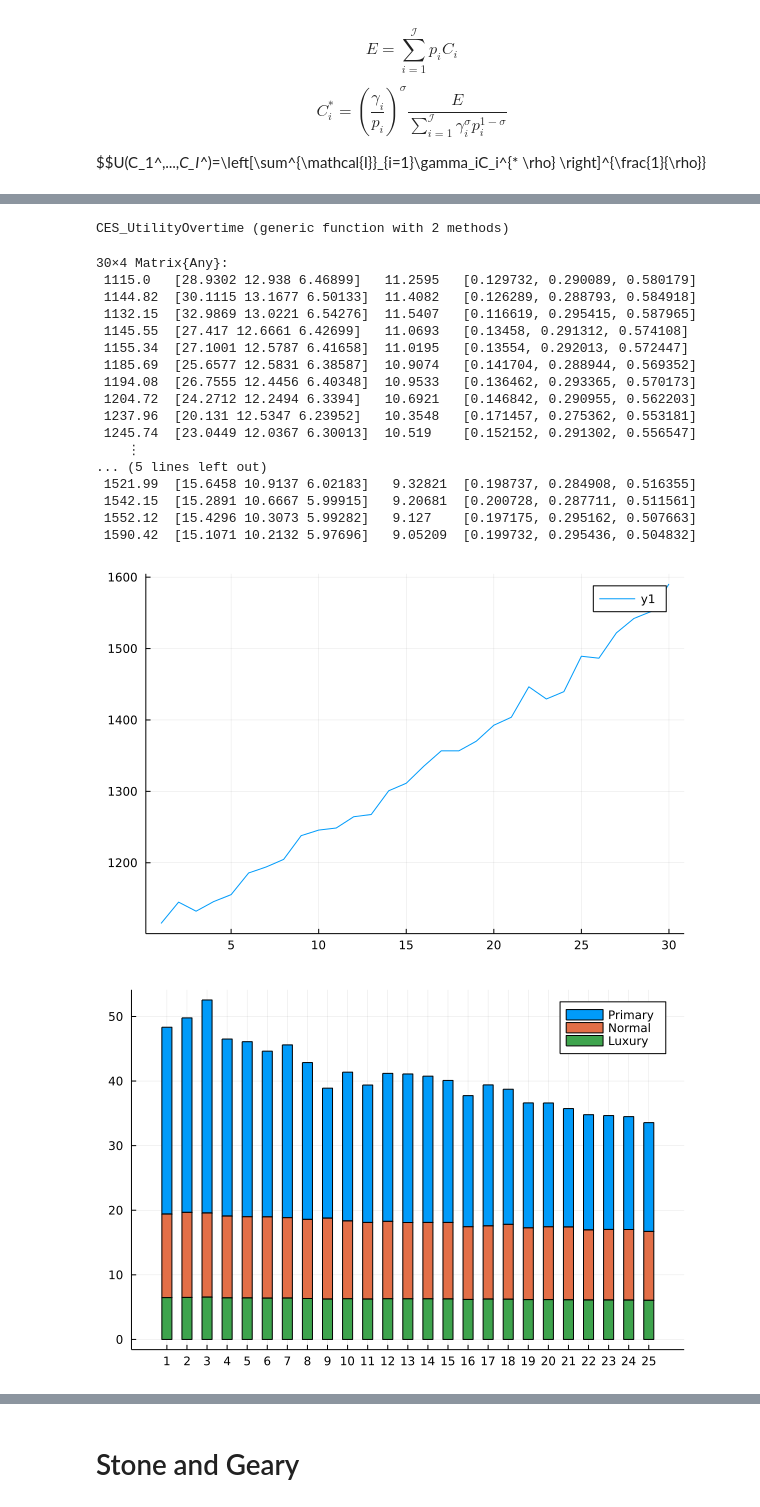
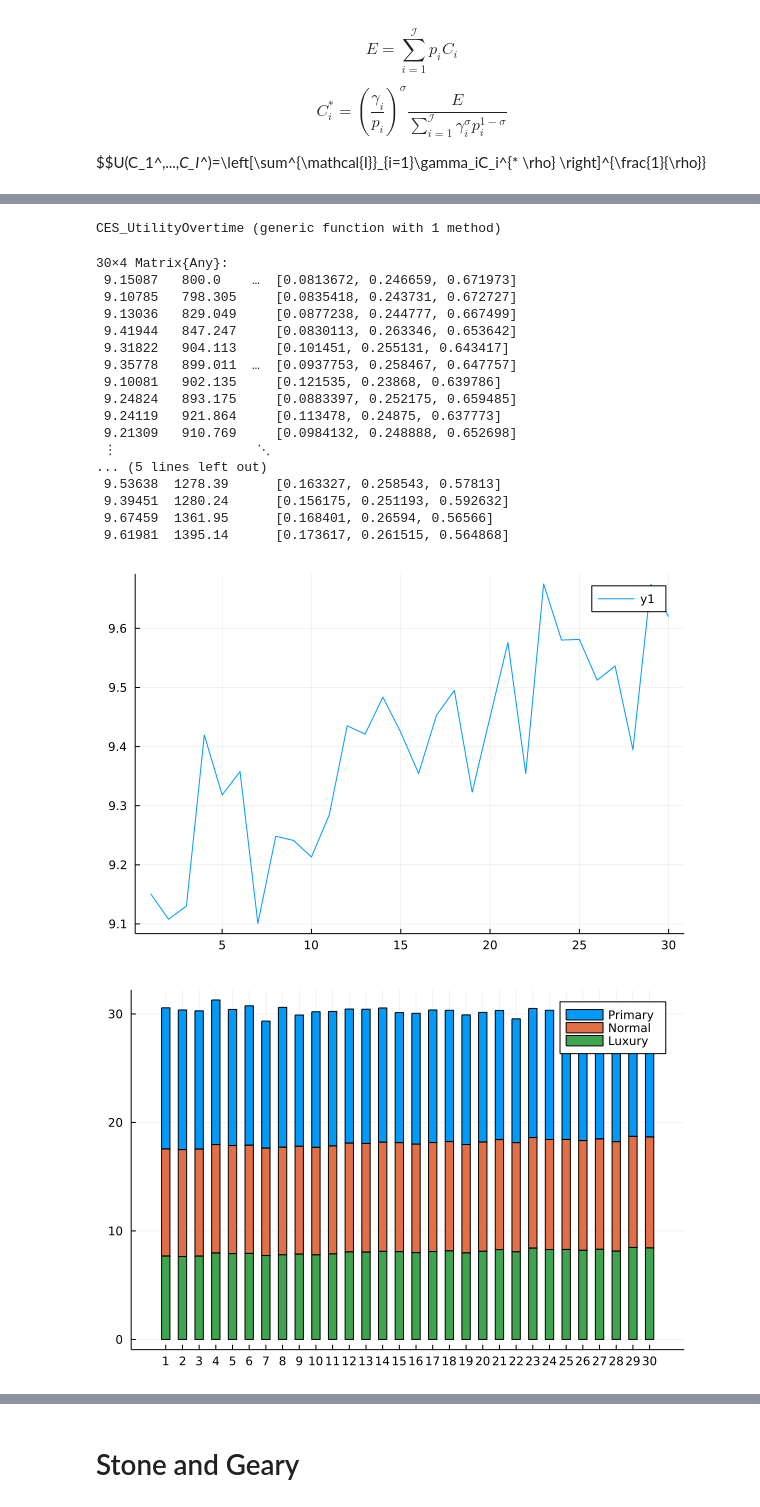
Before and after one commit to antoineding/IIRUHH_master, a Jupyter notebook: U_find.ipynb, the cells around one changed output, grey strips where cells are left out. Saved outputs shown, nothing was run; the diff lists cells and outputs as text; code cells hidden in the pictures.

```diff
--- a/U_find.ipynb
+++ b/U_find.ipynb
@@ -71,3 +71,3 @@ Expenditure share per good [0.14521481918355, 0.20536476674693316, 0.64942041406
 # %%
-p=[5.0 10.0 100.0]
+p=[5.0, 20.0, 70.0]
 # %% [output]
@@ -139,13 +148,13 @@ function prices(p::Vector{Float64},T::Int64 ;cal=cal)
         pnl_r=push!(pnl_r,pnl)
 
     end
-    return [pp pn pl pnp_r pnl_r]
+    return [pp pn pl]
 end
 
 T=30
-p=prices([5.0, 25.0, 100.0],T)
+p=prices([5.0, 20.0, 70.0],T)
 
 data=DataFrame(p,:auto)
 
-rename!(data,[:"Primary P",:"Normal P", :"LuxuryP",:"Relative P/N",:"Relative L/N"])
+rename!(data,[:"Primary P",:"Normal P", :"LuxuryP"])
 # %% [output]
@@ -203,60 +232,60 @@ function CES_UtilityOvertime(C::Vector{Float64}, p::Matrix{Float64}, T::Int64; c
 
     end
 
-    return [Exp Cons Utility Share]
+    return [Utility Exp Cons Share]
 end
 # %% [output]
-CES_UtilityOvertime (generic function with 2 methods)
+CES_UtilityOvertime (generic function with 1 method)
 # %%
-V=CES_UtilityOvertime([3.0,4.0,10.0], p, 30)
+V=CES_UtilityOvertime([10.0, 20.0, 5.0], p, 30)
 # %% [output]
 30×4 Matrix{Any}:
- 1115.0   [28.9302 12.938 6.46899]   11.2595   [0.129732, 0.290089, 0.580179]
- 1144.82  [30.1115 13.1677 6.50133]  11.4082   [0.126289, 0.288793, 0.584918]
- 1132.15  [32.9869 13.0221 6.54276]  11.5407   [0.116619, 0.295415, 0.587965]
- 1145.55  [27.417 12.6661 6.42699]   11.0693   [0.13458, 0.291312, 0.574108]
- 1155.34  [27.1001 12.5787 6.41658]  11.0195   [0.13554, 0.292013, 0.572447]
- 1185.69  [25.6577 12.5831 6.38587]  10.9074   [0.141704, 0.288944, 0.569352]
- 1194.08  [26.7555 12.4456 6.40348]  10.9533   [0.136462, 0.293365, 0.570173]
- 1204.72  [24.2712 12.2494 6.3394]   10.6921   [0.146842, 0.290955, 0.562203]
- 1237.96  [20.131 12.5347 6.23952]   10.3548   [0.171457, 0.275362, 0.553181]
- 1245.74  [23.0449 12.0367 6.30013]  10.519    [0.152152, 0.291302, 0.556547]
-    ⋮
+ 9.15087   800.0    …  [0.0813672, 0.246659, 0.671973]
+ 9.10785   798.305     [0.0835418, 0.243731, 0.672727]
+ 9.13036   829.049     [0.0877238, 0.244777, 0.667499]
+ 9.41944   847.247     [0.0830113, 0.263346, 0.653642]
+ 9.31822   904.113     [0.101451, 0.255131, 0.643417]
+ 9.35778   899.011  …  [0.0937753, 0.258467, 0.647757]
+ 9.10081   902.135     [0.121535, 0.23868, 0.639786]
+ 9.24824   893.175     [0.0883397, 0.252175, 0.659485]
+ 9.24119   921.864     [0.113478, 0.24875, 0.637773]
+ 9.21309   910.769     [0.0984132, 0.248888, 0.652698]
+ ⋮                  ⋱
 ... (5 lines left out)
- 1521.99  [15.6458 10.9137 6.02183]   9.32821  [0.198737, 0.284908, 0.516355]
- 1542.15  [15.2891 10.6667 5.99915]   9.20681  [0.200728, 0.287711, 0.511561]
- 1552.12  [15.4296 10.3073 5.99282]   9.127    [0.197175, 0.295162, 0.507663]
- 1590.42  [15.1071 10.2132 5.97696]   9.05209  [0.199732, 0.295436, 0.504832]
+ 9.53638  1278.39      [0.163327, 0.258543, 0.57813]
+ 9.39451  1280.24      [0.156175, 0.251193, 0.592632]
+ 9.67459  1361.95      [0.168401, 0.26594, 0.56566]
+ 9.61981  1395.14      [0.173617, 0.261515, 0.564868]
 # %%
 using Plots
 #Expenditure / Wealth following fixed endowment
-Exp=V[:,1]
-plot(Exp)
+U=V[:,1]
+plot(U)
 # %% [output]
-[figure, old version]
+[figure, new version]
 # %%
 using StatsPlots
 T=30
 Primary=[]
 Normal=[]
 Luxury=[]
 for t=1:T
-    p=V[:,2][t][1]
-    n=V[:,2][t][2]
-    l=V[:,2][t][3]
+    p=V[:,3][t][1]
+    n=V[:,3][t][2]
+    l=V[:,3][t][3]
     Primary=push!(Primary,p)
     Normal=push!(Normal,n)
     Luxury=push!(Luxury,l)
 end
 
 ticklabel =[1:T 1:T 1:T]
 groupedbar([Primary Normal Luxury],
         bar_position = :stack,
         bar_width=0.5,
         xticks=(1:T, ticklabel),
         label=["Primary" "Normal" "Luxury"])
 # %% [output]
-[figure, old version]
+[figure, new version]
 # %%
 Primary_s=[]
 Normal_s=[]
```
Also changed, not shown: parts of 48 cells of this notebook.
